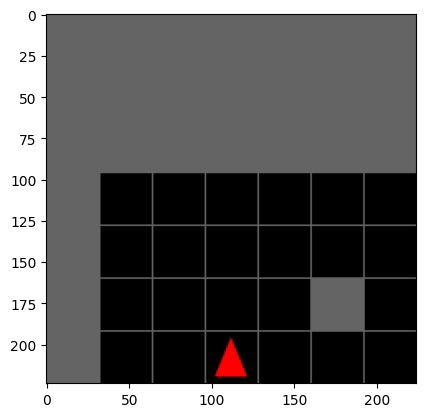
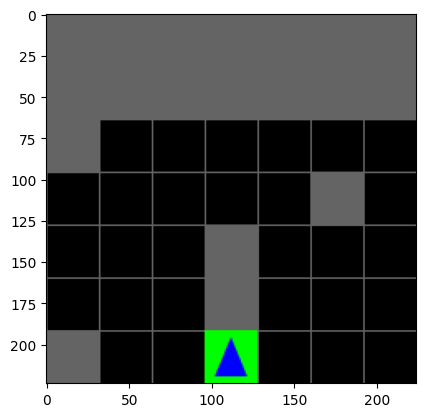
Unified diff of the notebook cell whose output changed from the first chart to the second:
--- before
+++ after
@@ -1,3 +1,3 @@
 import matplotlib.pyplot as plt
-plt.imshow(rollouts[0]['0_pov'][80])
+plt.imshow(rollouts[1]['1_pov'][-1])
 plt.show()

Commit: ADD: correct collection setup.